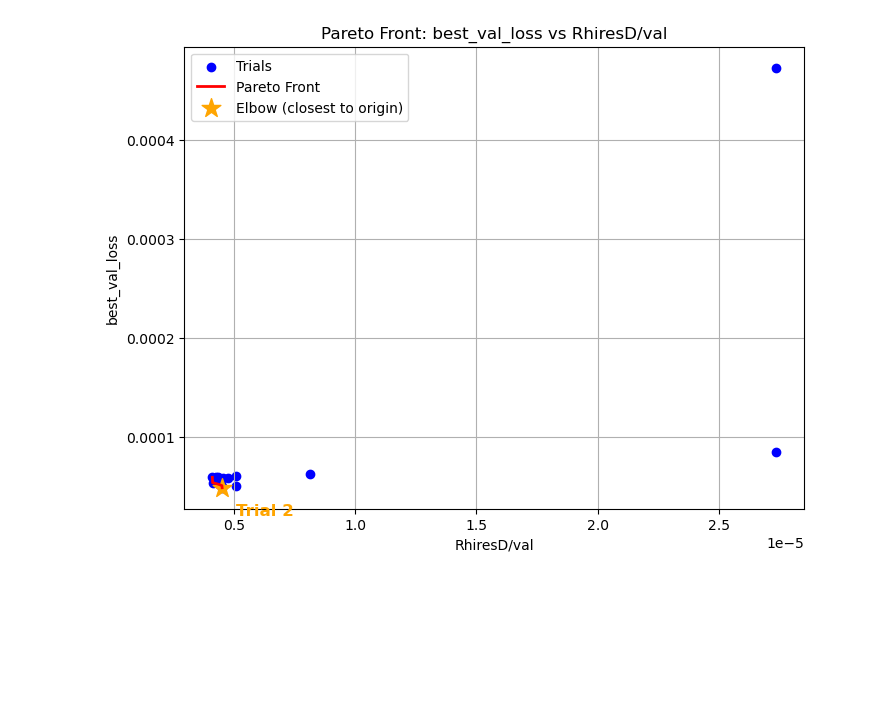
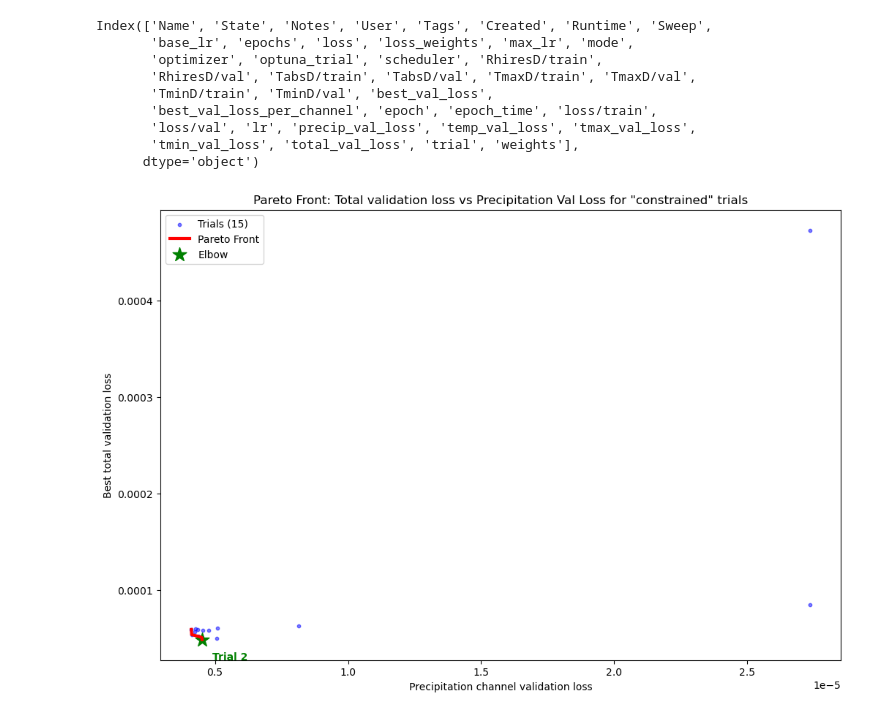
Before and after one commit to AsthanaShivanshi/Processing_and_Analysis_Scripts, a Jupyter notebook: Scripts/Jupyter_Notebooks/pareto.ipynb, the cells around one changed output. Drawn from its saved outputs; the diff is of its cells as text; code cells hidden in the pictures; blank space fills up the shorter version.

```diff
--- a/Scripts/Jupyter_Notebooks/pareto.ipynb
+++ b/Scripts/Jupyter_Notebooks/pareto.ipynb
@@ -28,42 +8,54 @@ trials_data
+# %%
+trials_data.columns
+# %% [output]
+Index(['Name', 'State', 'Notes', 'User', 'Tags', 'Created', 'Runtime', 'Sweep',
+       'base_lr', 'epochs', 'loss', 'loss_weights', 'max_lr', 'mode',
+       'optimizer', 'optuna_trial', 'scheduler', 'RhiresD/train',
+       'RhiresD/val', 'TabsD/train', 'TabsD/val', 'TmaxD/train', 'TmaxD/val',
+       'TminD/train', 'TminD/val', 'best_val_loss',
+       'best_val_loss_per_channel', 'epoch', 'epoch_time', 'loss/train',
+       'loss/val', 'lr', 'precip_val_loss', 'temp_val_loss', 'tmax_val_loss',
+       'tmin_val_loss', 'total_val_loss', 'trial', 'weights'],
+      dtype='object')
 # %%
 x = trials_data['RhiresD/val'].values
 y = trials_data['best_val_loss'].values
 
 def pareto_front_2d(x, y):
     points = np.array(list(zip(x, y)))
     pareto_idx = []
     for i, p in enumerate(points):
         if not np.any((points[:,0] < p[0]) & (points[:,1] < p[1])):
             pareto_idx.append(i)
     pareto_points = points[pareto_idx]
     pareto_idx = np.array(pareto_idx)
     # Sort for plotting
     sort_idx = np.argsort(pareto_points[:,0])
     pareto_points = pareto_points[sort_idx]
     pareto_idx = pareto_idx[sort_idx]
     return pareto_points, pareto_idx
 
 pareto_points, pareto_idx = pareto_front_2d(x, y)
 
-plt.figure(figsize=(8,6))
-plt.scatter(x, y, label='Trials', color='blue')
-plt.plot(pareto_points[:,0], pareto_points[:,1], color='red', linewidth=2, label='Pareto Front')
+plt.figure(figsize=(12, 8))
+plt.scatter(x, y, label='Trials (15)', color='blue', alpha=0.5, s=10)
+plt.plot(pareto_points[:,0], pareto_points[:,1], color='red', linewidth=3, label='Pareto Front')
 
 # Find Pareto point closest to origin
 pareto_distances = np.sqrt(pareto_points[:,0]**2 + pareto_points[:,1]**2)
 elbow_idx = np.argmin(pareto_distances)
 elbow_x, elbow_y = pareto_points[elbow_idx]
 elbow_trial_idx = pareto_idx[elbow_idx]
 elbow_trial_num = trials_data.loc[elbow_trial_idx, 'trial']
 
-plt.scatter(elbow_x, elbow_y, marker='*', s=200, color='orange', label='Elbow')
+plt.scatter(elbow_x, elbow_y, marker='*', s=200, color='green', label='Elbow')
 plt.annotate(f'Trial {elbow_trial_num}', (elbow_x, elbow_y),
-             textcoords="offset points", xytext=(10,-20), ha='left', color='orange', fontsize=12, fontweight='bold')
+             textcoords="offset points", xytext=(10,-20), ha='left', color='green', fontsize=10, fontweight='bold')
 
-plt.xlabel('RhiresD/val')
-plt.ylabel('best_val_loss')
-plt.title('Pareto Front: best_val_loss vs RhiresD/val')
+plt.xlabel('Precipitation channel validation loss')
+plt.ylabel('Best total validation loss')
+plt.title('Pareto Front: Total validation loss vs Precipitation Val Loss for "constrained" trials')
 plt.legend()
-plt.grid(True)
+plt.grid(False)
 # %% [output]
-[figure, old version]
+[figure, new version]
```
Also changed, not shown: parts of 1 cell of this notebook.
